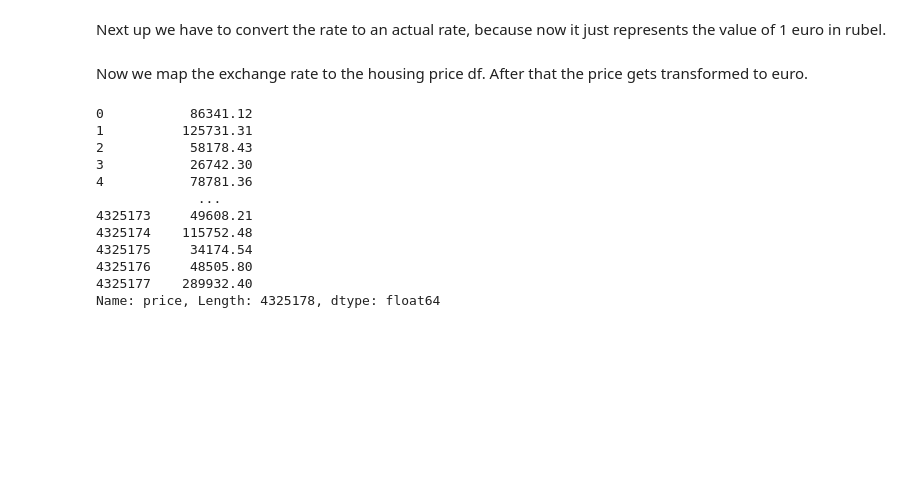
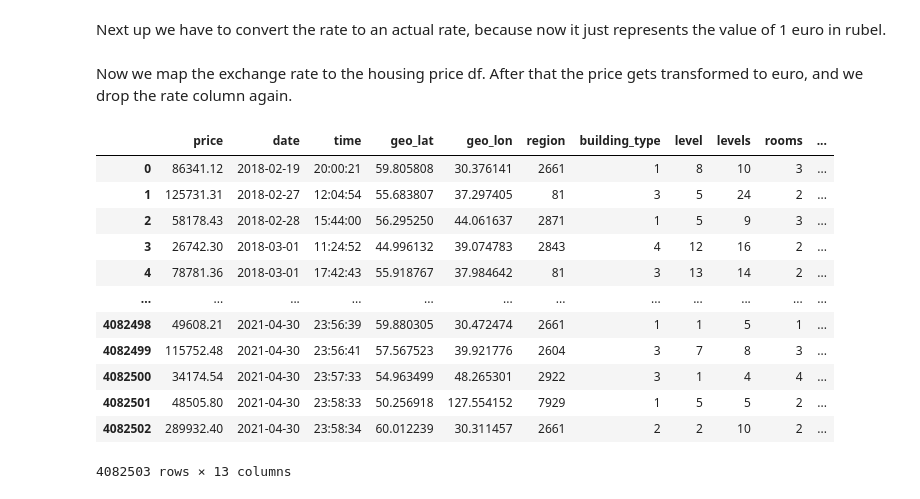
Before and after one commit to mabathke/russia-housing-price-pred, a Jupyter notebook: russia-housing-price-prediction.ipynb, the cells around one changed output. Cells and saved outputs as stored; diff of their text form; code cells hidden in the pictures; blank space fills up the shorter version.

```diff
--- a/russia-housing-price-prediction.ipynb
+++ b/russia-housing-price-prediction.ipynb
@@ -134,6 +134,8 @@ With the code blocks above, we can measure the data quality:
 After spotting some flaws in the data understanding phase, we tackle those in the upcoming phase. The first thing to be done is deleting the negative prices and replacing the 11 with 2 in the `object_type`.
 # %%
 df = df[df.price>0]
+# %%
+df= df[df.rooms>0]
 # %%
 df.object_type = df.object_type.replace(11, 2)
 # %%
@@ -152,22 +154,24 @@ Next up we have to convert the rate to an actual rate, because now it just repre
 # %%
 df_exchange.rate = 1/df_exchange.rate
 # %% [markdown]
-Now we map the exchange rate to the housing price df. After that the price gets transformed to euro.
+Now we map the exchange rate to the housing price df. After that the price gets transformed to euro, and we drop the rate column again.
 # %%
 df = df.merge(df_exchange, left_on='date', right_on='date')
 df.price = df.price * df.rate
 df.price = df.price.round(2)
-df.price
+df = df.drop(["rate"], axis=1)
+df
 # %% [output]
+|  | price | date | time | geo_lat | geo_lon | region | building_type | level | levels | rooms | ... |
+| 0 | 86341.12 | 2018-02-19 | 20:00:21 | 59.805808 | 30.376141 | 2661 | 1 | 8 | 10 | 3 | ... |
+| 1 | 125731.31 | 2018-02-27 | 12:04:54 | 55.683807 | 37.297405 | 81 | 3 | 5 | 24 | 2 | ... |
+| 2 | 58178.43 | 2018-02-28 | 15:44:00 | 56.295250 | 44.061637 | 2871 | 1 | 5 | 9 | 3 | ... |
+| 3 | 26742.30 | 2018-03-01 | 11:24:52 | 44.996132 | 39.074783 | 2843 | 4 | 12 | 16 | 2 | ... |
+| 4 | 78781.36 | 2018-03-01 | 17:42:43 | 55.918767 | 37.984642 | 81 | 3 | 13 | 14 | 2 | ... |
+| ... | ... | ... | ... | ... | ... | ... | ... | ... | ... | ... | ... |
+| 4082498 | 49608.21 | 2021-04-30 | 23:56:39 | 59.880305 | 30.472474 | 2661 | 1 | 1 | 5 | 1 | ... |
+| 4082499 | 115752.48 | 2021-04-30 | 23:56:41 | 57.567523 | 39.921776 | 2604 | 3 | 7 | 8 | 3 | ... |
+| 4082500 | 34174.54 | 2021-04-30 | 23:57:33 | 54.963499 | 48.265301 | 2922 | 3 | 1 | 4 | 4 | ... |
+| 4082501 | 48505.80 | 2021-04-30 | 23:58:33 | 50.256918 | 127.554152 | 7929 | 1 | 5 | 5 | 2 | ... |
+| 4082502 | 289932.40 | 2021-04-30 | 23:58:34 | 60.012239 | 30.311457 | 2661 | 2 | 2 | 10 | 2 | ... |
-0           86341.12
-1          125731.31
-2           58178.43
-3           26742.30
-4           78781.36
-             ...
-4325173     49608.21
-4325174    115752.48
-4325175     34174.54
-4325176     48505.80
-4325177    289932.40
-Name: price, Length: 4325178, dtype: float64
+4082503 rows × 13 columns
```
Also changed, not shown: parts of 5 cells of this notebook.
